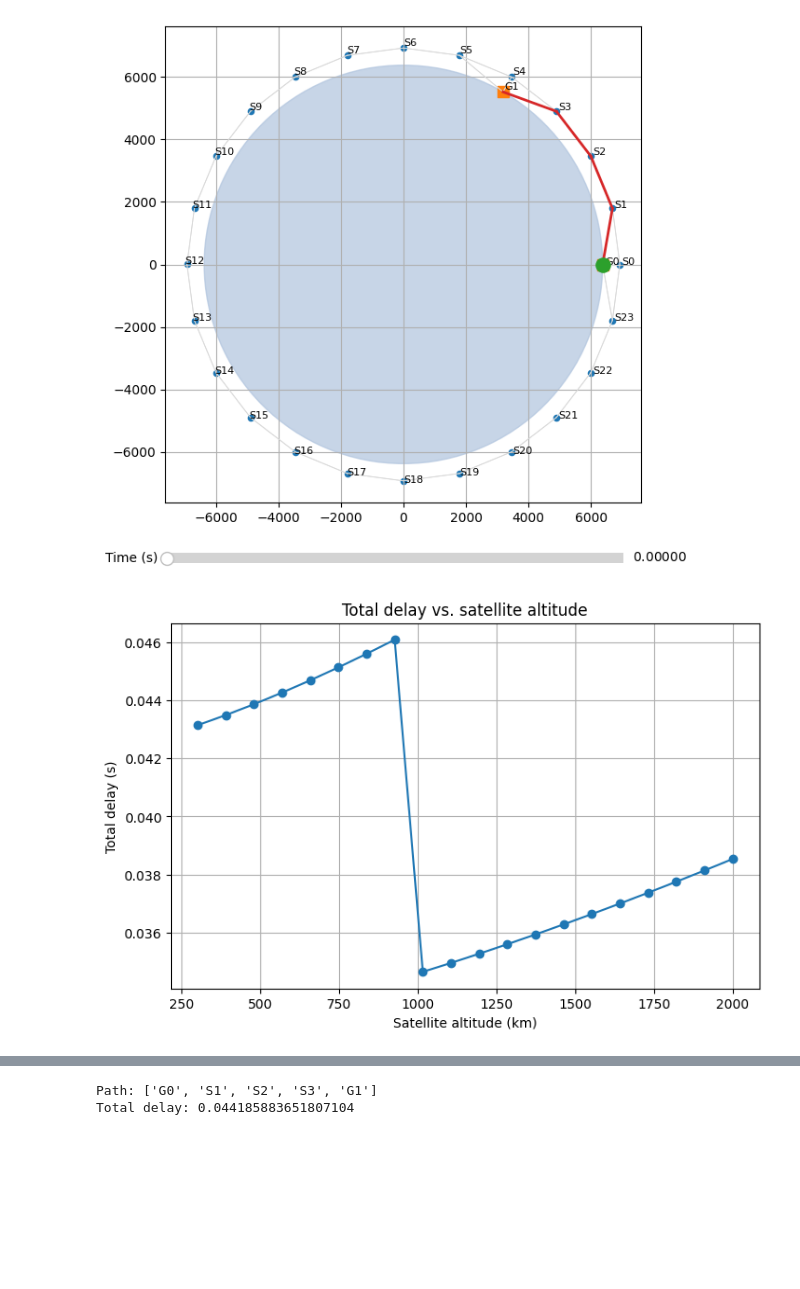
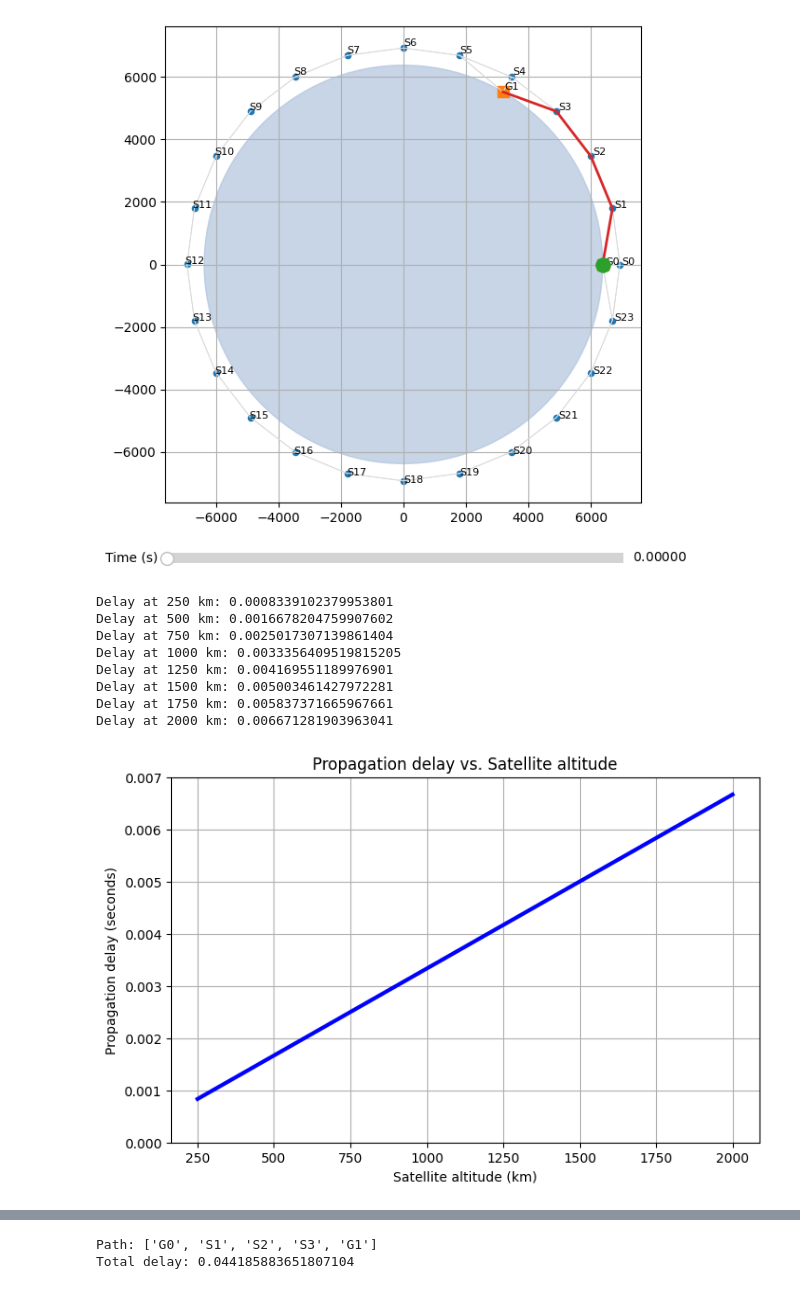
Before and after one commit to nasianikolova/Cluster-of-satellites, a Jupyter notebook: 2D-simple-network (scaffold).ipynb, the cells around one changed output, grey strips where cells are left out. Cells and saved outputs as stored; diff of their text form; code cells hidden in the pictures; blank space fills up the shorter version.

```diff
--- a/2D-simple-network (scaffold).ipynb
+++ b/2D-simple-network (scaffold).ipynb
@@ -425,38 +425,45 @@ Total delay: 0.044185883651807104
 # 4. Add a simple link-budget filter: assume a transmit power, antenna gains and
 #    a SNR threshold, and accept edges only when SNR is sufficient. Start with
 #    basic Friis equation from the syllabus.
-# %%
-import numpy as np
-import matplotlib.pyplot as plt
-
-altitudes = np.linspace(300, 2000, 20)
-delays = []
-
-for alt in altitudes:
-    sim = Simulation(
-        num_sats=24,
-        altitude_km=alt,
-        ground_angles_deg=[0.0, 60.0],
-        max_isl_km=2500.0
-    )
-
-    total_delay, path = sim.shortest_path("G0", "G1")
-
-    if total_delay is None:
-        delays.append(np.nan)
-    else:
-        delays.append(total_delay)
-
-
-plt.figure(figsize=(8,5))
-plt.plot(altitudes, delays, marker='o')
-plt.xlabel("Satellite altitude (km)")
-plt.ylabel("Total delay (s)")
-plt.title("Total delay vs. satellite altitude")
-plt.grid(True)
-plt.show()
-# %% [output]
-[figure, removed]
+# %%
+import numpy as np
+import matplotlib.pyplot as plt
+
+c = 299792.458
+
+altitudes = np.array([250, 500, 750, 1000, 1250, 1500, 1750, 2000])
+delays = altitudes / c
+
+print("Delay at 250 km:", delays[0])
+print("Delay at 500 km:", delays[1])
+print("Delay at 750 km:", delays[2])
+print("Delay at 1000 km:", delays[3])
+print("Delay at 1250 km:", delays[4])
+print("Delay at 1500 km:", delays[5])
+print("Delay at 1750 km:", delays[6])
+print("Delay at 2000 km:", delays[7])
+
+
+plt.figure(figsize=(8,5))
+plt.plot(altitudes, delays, linewidth=3, color="blue")
+
+plt.xlabel("Satellite altitude (km)")
+plt.ylabel("Propagation delay (seconds)")
+plt.title("Propagation delay vs. Satellite altitude")
+plt.grid(True)
+
+plt.ylim(0, delays.max() * 1.05)
+plt.show()
+# %% [output]
+Delay at 250 km: 0.0008339102379953801
+Delay at 500 km: 0.0016678204759907602
+Delay at 750 km: 0.0025017307139861404
+Delay at 1000 km: 0.0033356409519815205
+Delay at 1250 km: 0.004169551189976901
+Delay at 1500 km: 0.005003461427972281
+Delay at 1750 km: 0.005837371665967661
+Delay at 2000 km: 0.006671281903963041
+[figure, added]
 # %%
 import numpy as np
 import matplotlib.pyplot as plt
```
Also changed, not shown: parts of 2 cells of this notebook.
